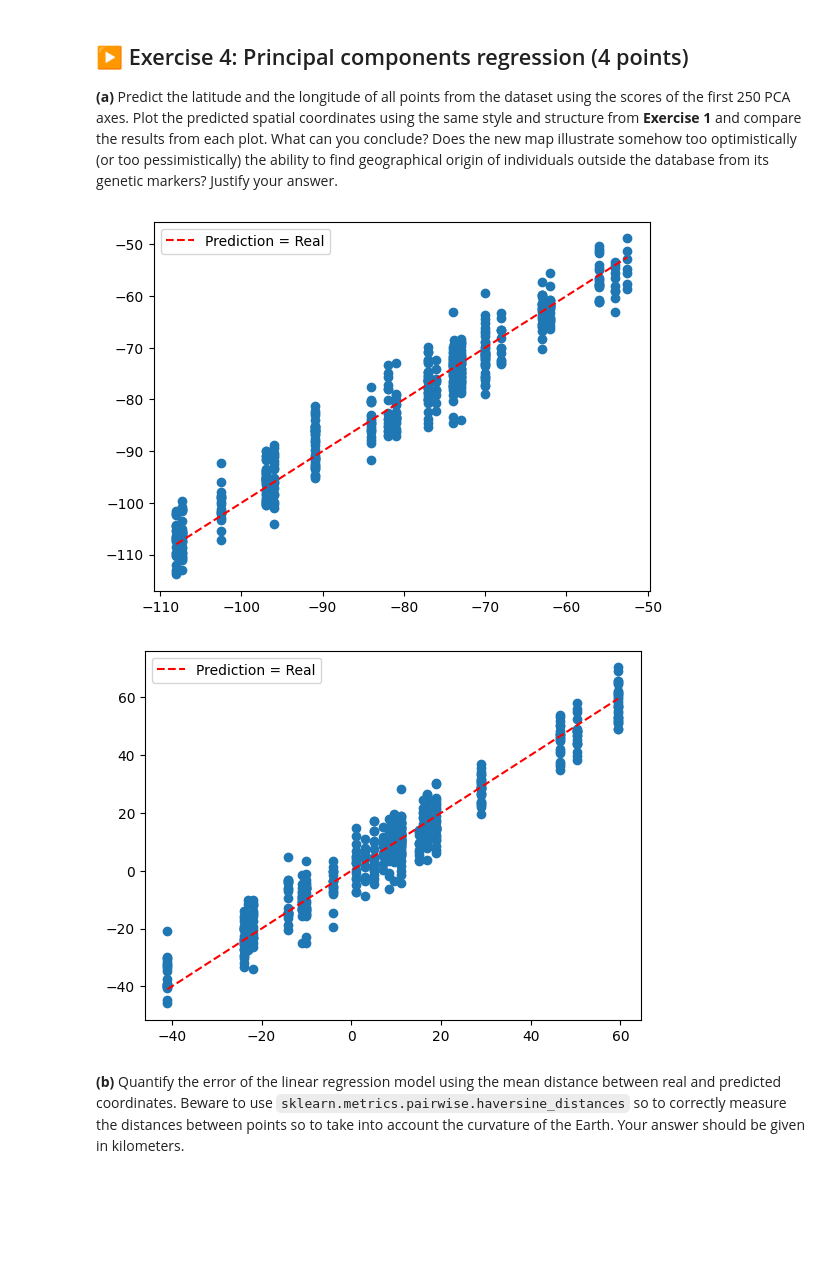
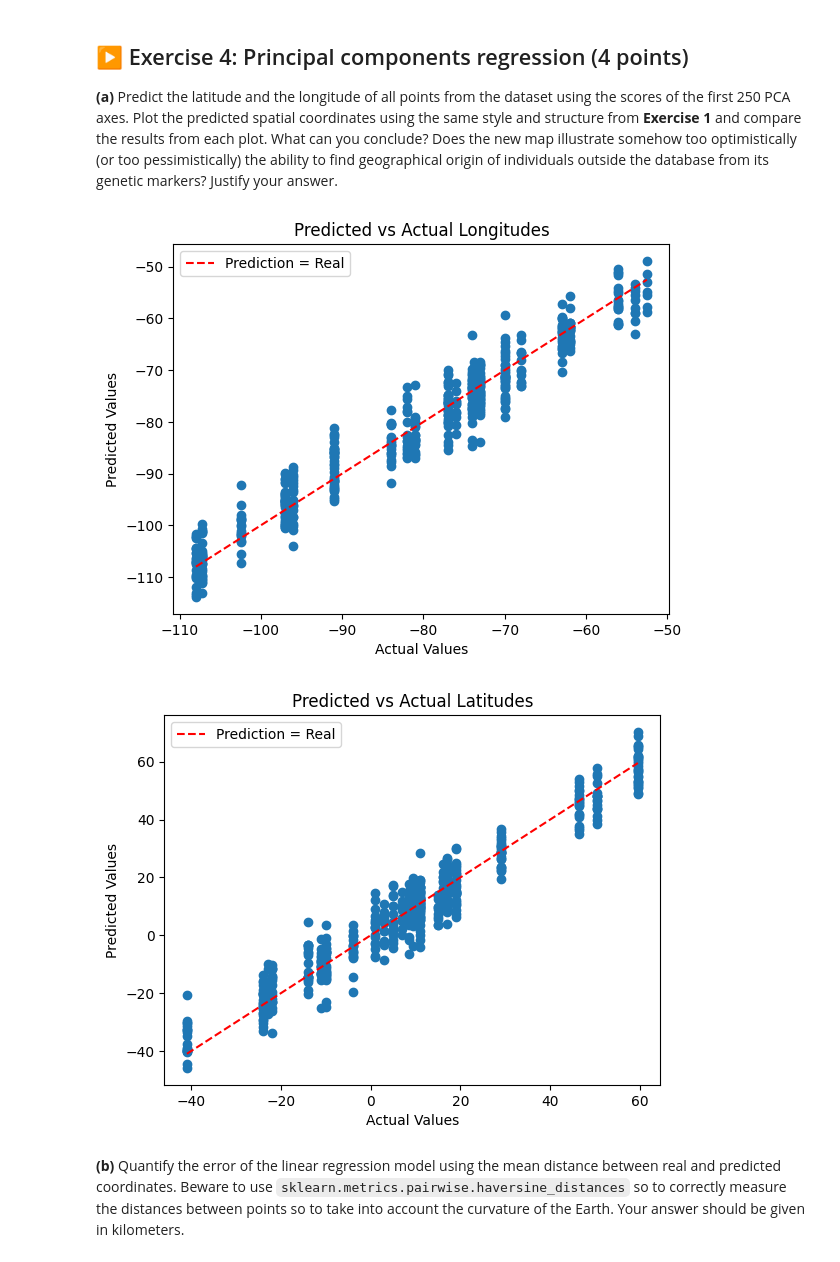
Before and after one commit to giangNguyen2007/statistical_learning, a Jupyter notebook: TP2/TP2.ipynb, the cells around one changed output. Drawn from its saved outputs; the diff is of its cells as text; code cells hidden in the pictures; blank space fills up the shorter version.

```diff
--- a/TP2/TP2.ipynb
+++ b/TP2/TP2.ipynb
@@ -323,26 +340,29 @@ The first two principal components explain $3.57$% of the variance in the datase
 # %%
 X_pca = X_pca[:, :250]
 
-lr_long = LinearRegression()
+lr = LinearRegression()
 y = dataset.filter(items=['long', 'lat'])
-lr_long.fit(X_pca, y)
+lr.fit(X_pca, y)
 
-y_pred = lr_long.predict(X_pca)
+y_pred = lr.predict(X_pca)
 
 
-def print_predicted_vs_actual(y_pred, y):
+def print_predicted_vs_actual(y_pred, y, title="Predicted vs Actual Values"):
     x_vals = np.linspace(min(y), max(y), 100)
     plt.plot(x_vals, x_vals, color="red", linestyle="--", label="Prediction = Real")
 
     plt.scatter(y, y_pred)
+    plt.title(title)
+    plt.xlabel("Actual Values")
+    plt.ylabel("Predicted Values")
     plt.legend()
     plt.show()
 
-print_predicted_vs_actual(y_pred[:, 0], longitude)
-print_predicted_vs_actual(y_pred[:, 1], latitude)
+print_predicted_vs_actual(y_pred[:, 0], longitude, "Predicted vs Actual Longitudes")
+print_predicted_vs_actual(y_pred[:, 1], latitude, "Predicted vs Actual Latitudes")
 # %% [output]
-[figure, old version]
+[figure, new version]
-[figure, old version]
+[figure, new version]
 # %% [markdown]
 **(b)** Quantify the error of the linear regression model using the mean distance between real and predicted coordinates. Beware to use `sklearn.metrics.pairwise.haversine_distances` so to correctly measure the distances between points so to take into account the curvature of the Earth. Your answer should be given in kilometers.
 # %%
```
Also changed, not shown: parts of 3 cells of this notebook.
